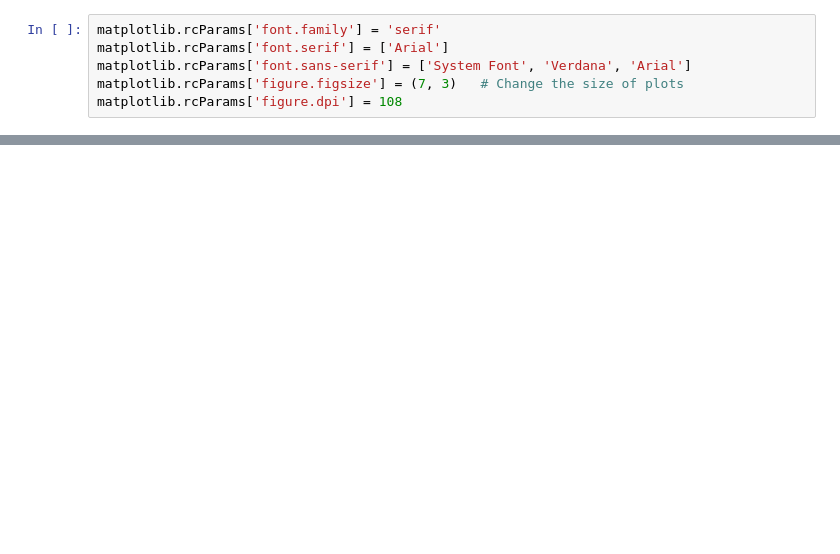
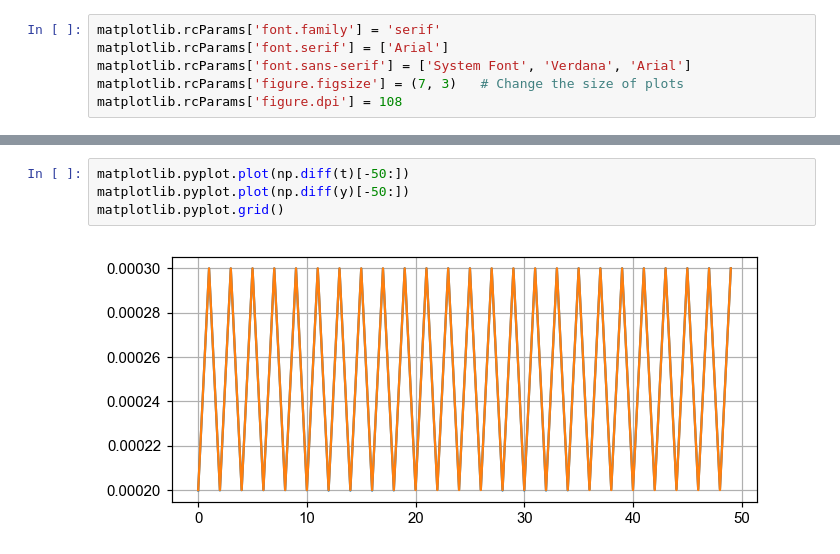
Before and after one commit to OURadar/RadarKit, a Jupyter notebook: python/RKClock.ipynb, the cells around one changed output, grey strips where cells are left out. Drawn from its saved outputs; the diff is of its cells as text; blank space fills up the shorter version.

```diff
--- a/python/RKClock.ipynb
+++ b/python/RKClock.ipynb
@@ -136,0 +165,6 @@ np.diff(u[:10]) * 1e-6
+# %%
+matplotlib.pyplot.plot(np.diff(t)[-50:])
+matplotlib.pyplot.plot(np.diff(y)[-50:])
+matplotlib.pyplot.grid()
+# %% [output]
+[figure, added]
```
Also changed, not shown: parts of 11 cells of this notebook.
